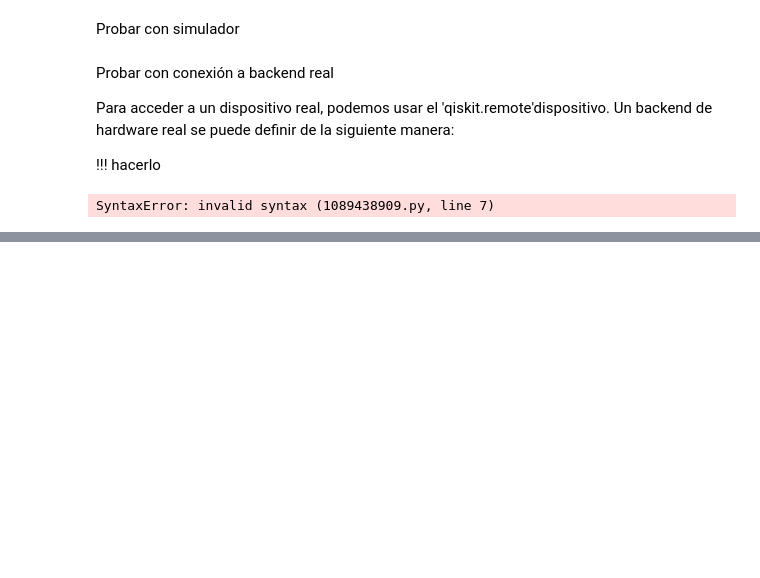
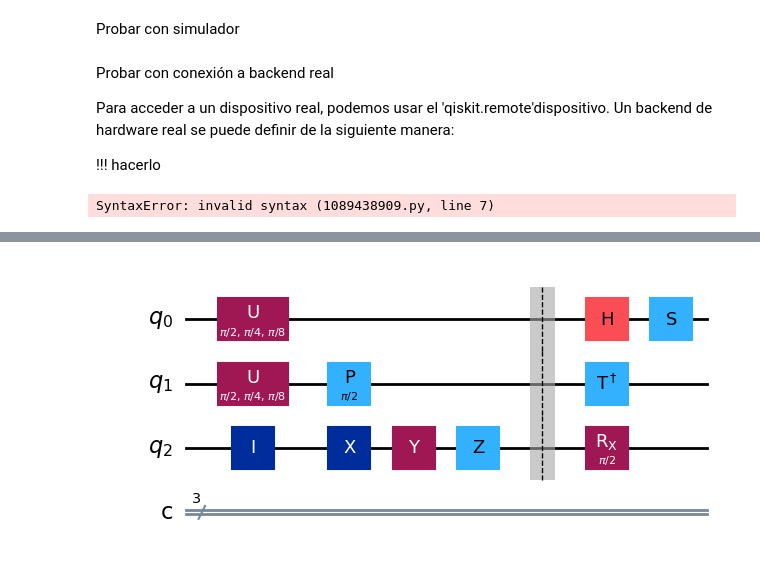
Before and after one commit to imardiego/pruebasQiskit, a Jupyter notebook: 9.-PennyLane.ipynb, the cells around one changed output, grey strips where cells are left out. Saved outputs shown, nothing was run; the diff lists cells and outputs as text; code cells hidden in the pictures; blank space fills up the shorter version.

```diff
--- a/9.-PennyLane.ipynb
+++ b/9.-PennyLane.ipynb
@@ -62,0 +111,53 @@ SyntaxError: invalid syntax (1089438909.py, line 7)
+# %%
+qc= QuantumCircuit(qr, cr, name='quantum circuit')
+
+# Aplicamos una puerta U a los qubits 0 y 1 del registro cuántico
+qc.u(np.pi/2,np.pi/4,np.pi/8,qr[0:2])
+# una puerta U es una puerta cuántica universal que puede representar cualquier operación cuántica
+# eso significa que puede ser utilizada para crear cualquier circuito cuántico
+# np.pi/2, np.pi/4, np.pi/8 son los ángulos de rotación de la puerta U
+# qr[0:2] indica que la puerta U se aplica a los qubits 0 y 1 del registro cuántico
+# esto significa que la puerta U se aplica a los dos primeros qubits del circuito cuántico, 0 es el primer qubit
+# y 1 es el segundo qubit, 2 en 0..2 es exclusivo, es deir de 0..2 significa que se aplica a los qubits 0 y 1.
+
+# Aplicamos una puerta de fase a qubit 1
+# qc.p sirve para aplicar una puerta de fase a un qubit
+# la puerta de fase es una puerta cuántica que aplica una fase a un qubit
+# np.pi/2 es el ángulo de rotación de la puerta de fase
+# qr[1] indica que la puerta de fase se aplica al qubit 1 del registro cuántico
+# pone el vector de estado del qubit 1 en una superposición de estados con la  fase apuntando
+qc.p(np.pi/2, qr[1])
+
+# Aplicamos qc.id a qubit 2 que es una puerta de identidad
+# qc.id es una puerta de identidad que no cambia el estado del qubit
+# el efecto de la puerta de identidad es que el qubit 2 permanece en su estado original
+qc.id(qr[2])
+
+# Aplicamos puertas Pauli X
+qc.x(qr[2])  # Aplica una puerta X a qubit 2, que es una puerta NOT cuántica
+qc.y(qr[2])  # Aplica una puerta Y a qubit 2, Y es una puerta de Pauli que aplica una rotación de 180 grados alrededor del eje Y
+qc.z(qr[2])  # Aplica una puerta Z a qubit 2 # Z es una puerta de Pauli que aplica una rotación de 180 grados alrededor del eje
+
+# Aplicamos una barrera
+
+qc.barrier(range(nqr)) # Añade una barrera para separar las operaciones anteriores de las siguientes
+# se aplica en vertical cruzando los tres qubits.
+
+# Aplicamos una Hadamard al qubit 0
+qc.h(qr[0]) # La puerta Hadamard es una puerta cuántica que pone el qubit en una superposición de estados
+
+# Puerta S
+qc.s(qr[0]) #sdg que es la puerta S conjugada, puerta de fase que aplica una rotación de 90 grados alrededor del eje Z
+# sdg significa la puerta S conjugada, que es la inversa de la puerta S
+
+# Puerta Tdg significa la puerta T conjugada, que es una puerta de fase que aplica una rotación de 45 grados alrededor del eje Z
+# tdg significa la puerta T conjugada, que es la inversa de la puerta T
+qc.tdg(qr[1])
+
+# Rx
+qc.rx(np.pi/2, qr[2])  # Aplica una puerta Rx a qubit 2, que es una puerta de rotación alrededor del eje X de  ángulo np.pi/2
+
+# Dibujamos el circuito cuántico
+qc.draw('mpl')  # Para visualizar el circuito en formato gráfico
+# %% [output]
+[figure, added]
```
Also changed, not shown: parts of 16 cells of this notebook.
